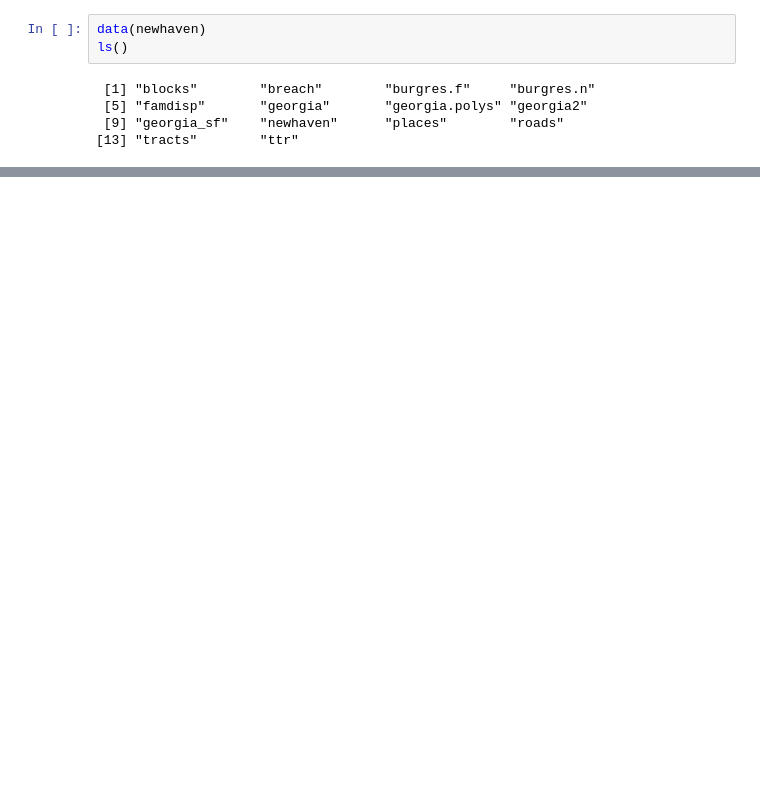
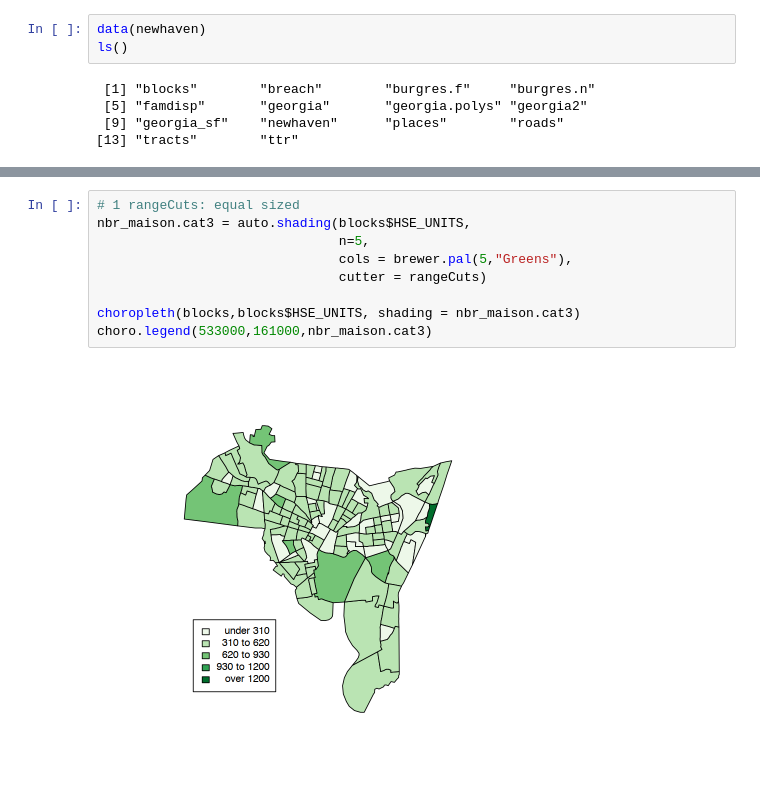
Before and after one commit to abdoulsn/spatial-econometrics, a Jupyter notebook: 00.manipulation_donnees_spatialesR.ipynb, the cells around one changed output, grey strips where cells are left out. Drawn from its saved outputs; the diff is of its cells as text; blank space fills up the shorter version.

```diff
--- a/00.manipulation_donnees_spatialesR.ipynb
+++ b/00.manipulation_donnees_spatialesR.ipynb
@@ -125 +108,12 @@ attr(,"package")
+# %%
+# 1 rangeCuts: equal sized
+nbr_maison.cat3 = auto.shading(blocks$HSE_UNITS,
+                               n=5,
+                               cols = brewer.pal(5,"Greens"),
+                               cutter = rangeCuts)
+
+choropleth(blocks,blocks$HSE_UNITS, shading = nbr_maison.cat3)
+choro.legend(533000,161000,nbr_maison.cat3)
+# %% [output]
+[figure, added]
 # %%
```
Also changed, not shown: parts of 14 cells of this notebook.
